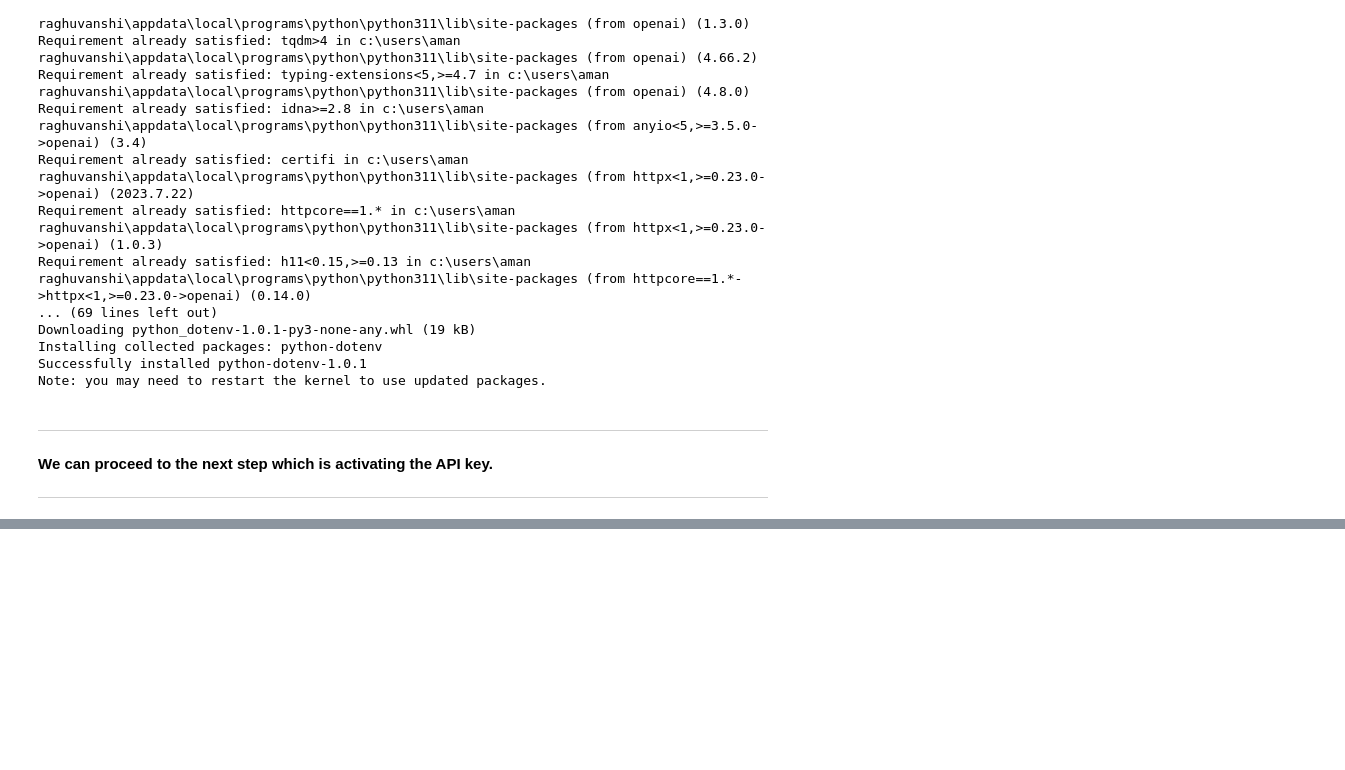
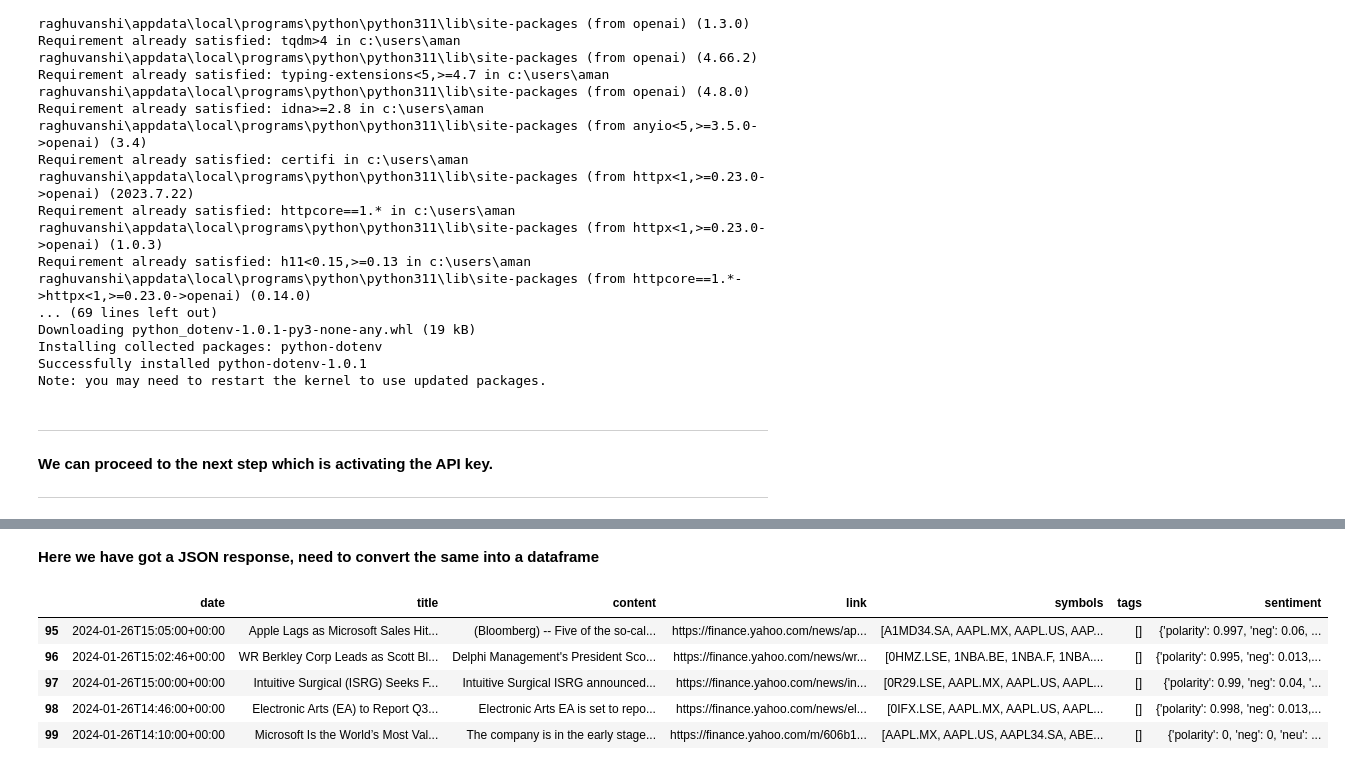
Before and after one commit to amanraghuvanshi/Stock-Market-Sentimental-Prediction-with-OpenAI, a Jupyter notebook: src/main.ipynb, the cells around one changed output, grey strips where cells are left out. Drawn from its saved outputs; the diff is of its cells as text; code cells hidden in the pictures; blank space fills up the shorter version.

```diff
--- a/src/main.ipynb
+++ b/src/main.ipynb
@@ -64,3 +64,6 @@ try:
 except KeyError:
     print("Error: Missing expected environment variable `{}`.".format("YOUR_TOKEN_VARIABLE_NAME"))
     raise
+# %%
+# initializing the API
+api = APIClient(token)
@@ -66,0 +72,4 @@ except KeyError:
+# %%
+resp = api.financial_news(s = 'AAPL.US', from_date='2024-01-01', to_date='2024-01-30', limit=100)
+
+resp
@@ -66,0 +94,12 @@ except KeyError:
+# %% [markdown]
+**Here we have got a JSON response, need to convert the same into a dataframe**
+# %%
+df = pd.DataFrame(resp)
+df.tail()
+# %% [output]
+|  | date | title | content | link | symbols | tags | sentiment |
+| 95 | 2024-01-26T15:05:00+00:00 | Apple Lags as Microsoft Sales Hit... | (Bloomberg) -- Five of the so-cal... | https://finance.yahoo.com/news/ap... | [A1MD34.SA, AAPL.MX, AAPL.US, AAP... | [] | {'polarity': 0.997, 'neg': 0.06, ... |
+| 96 | 2024-01-26T15:02:46+00:00 | WR Berkley Corp Leads as Scott Bl... | Delphi Management's President Sco... | https://finance.yahoo.com/news/wr... | [0HMZ.LSE, 1NBA.BE, 1NBA.F, 1NBA.... | [] | {'polarity': 0.995, 'neg': 0.013,... |
+| 97 | 2024-01-26T15:00:00+00:00 | Intuitive Surgical (ISRG) Seeks F... | Intuitive Surgical ISRG announced... | https://finance.yahoo.com/news/in... | [0R29.LSE, AAPL.MX, AAPL.US, AAPL... | [] | {'polarity': 0.99, 'neg': 0.04, '... |
+| 98 | 2024-01-26T14:46:00+00:00 | Electronic Arts (EA) to Report Q3... | Electronic Arts EA is set to repo... | https://finance.yahoo.com/news/el... | [0IFX.LSE, AAPL.MX, AAPL.US, AAPL... | [] | {'polarity': 0.998, 'neg': 0.013,... |
+| 99 | 2024-01-26T14:10:00+00:00 | Microsoft Is the World’s Most Val... | The company is in the early stage... | https://finance.yahoo.com/m/606b1... | [AAPL.MX, AAPL.US, AAPL34.SA, ABE... | [] | {'polarity': 0, 'neg': 0, 'neu': ... |
```
Also changed, not shown: parts of 8 cells of this notebook.
